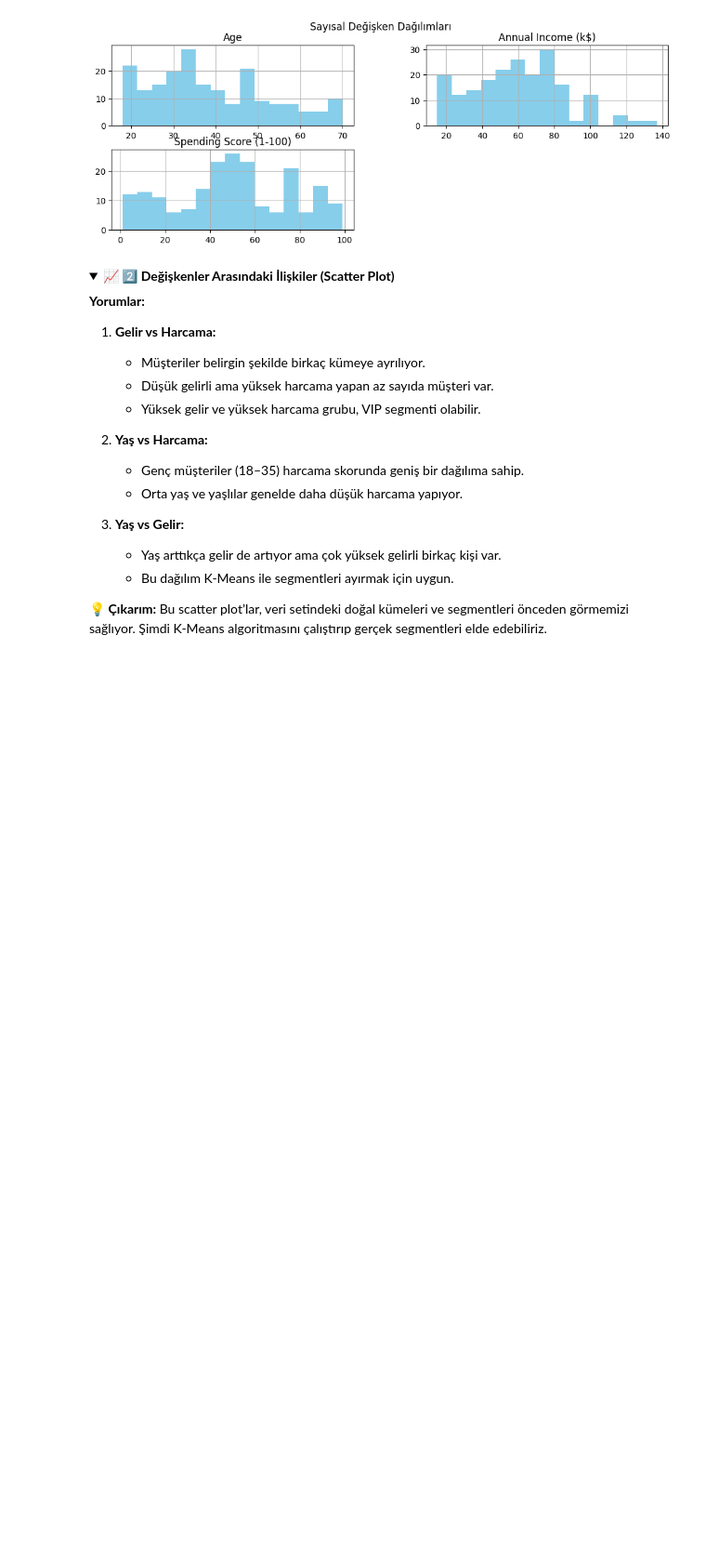
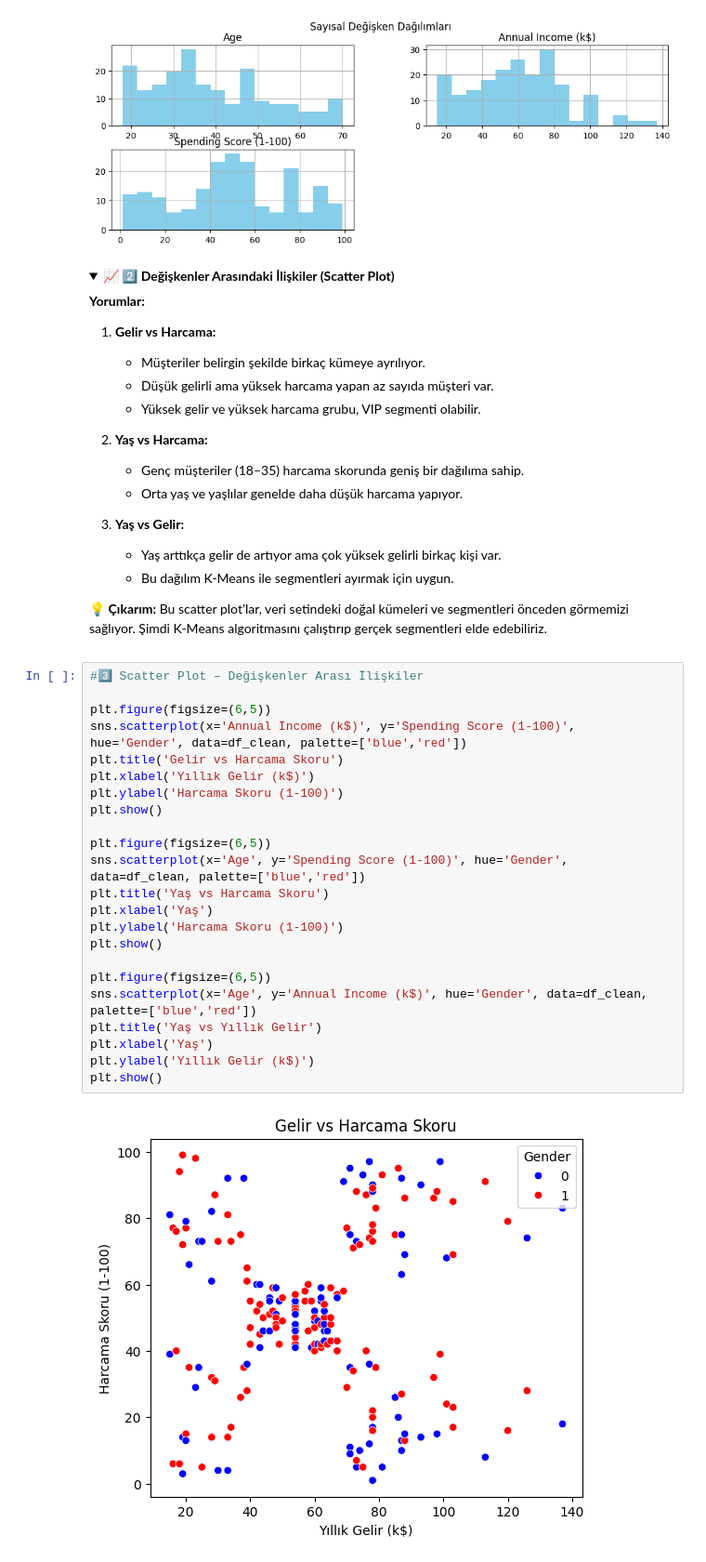
Before and after one commit to hafizecim/Mall-Customer-Segmentation-with-K-Means, a Jupyter notebook: mall_customer_segmentation.ipynb, the cells around one changed output. Shown at 93% size. Drawn from its saved outputs; the diff is of its cells as text; folded sections open; blank space fills up the shorter version.

Commit message:
Kaggle Notebook | mall_customer_segmentation.ipynb | Müşteri Verisi Analizi ve Scatter Plot Yorumları

```diff
--- a/mall_customer_segmentation.ipynb
+++ b/mall_customer_segmentation.ipynb
@@ -360,3 +360,28 @@ plt.show()
 💡 **Çıkarım:** Bu scatter plot’lar, veri setindeki doğal kümeleri ve segmentleri önceden görmemizi sağlıyor. Şimdi K-Means algoritmasını çalıştırıp gerçek segmentleri elde edebiliriz.
 
 </details>
+# %%
+#3️⃣ Scatter Plot – Değişkenler Arası İlişkiler
+
+plt.figure(figsize=(6,5))
+sns.scatterplot(x='Annual Income (k$)', y='Spending Score (1-100)', hue='Gender', data=df_clean, palette=['blue','red'])
+plt.title('Gelir vs Harcama Skoru')
+plt.xlabel('Yıllık Gelir (k$)')
+plt.ylabel('Harcama Skoru (1-100)')
+plt.show()
+
+plt.figure(figsize=(6,5))
+sns.scatterplot(x='Age', y='Spending Score (1-100)', hue='Gender', data=df_clean, palette=['blue','red'])
+plt.title('Yaş vs Harcama Skoru')
+plt.xlabel('Yaş')
+plt.ylabel('Harcama Skoru (1-100)')
+plt.show()
+
+plt.figure(figsize=(6,5))
+sns.scatterplot(x='Age', y='Annual Income (k$)', hue='Gender', data=df_clean, palette=['blue','red'])
+plt.title('Yaş vs Yıllık Gelir')
+plt.xlabel('Yaş')
+plt.ylabel('Yıllık Gelir (k$)')
+plt.show()
+# %% [output]
+[figure, added]
```
Also changed, not shown: parts of 2 cells of this notebook.
